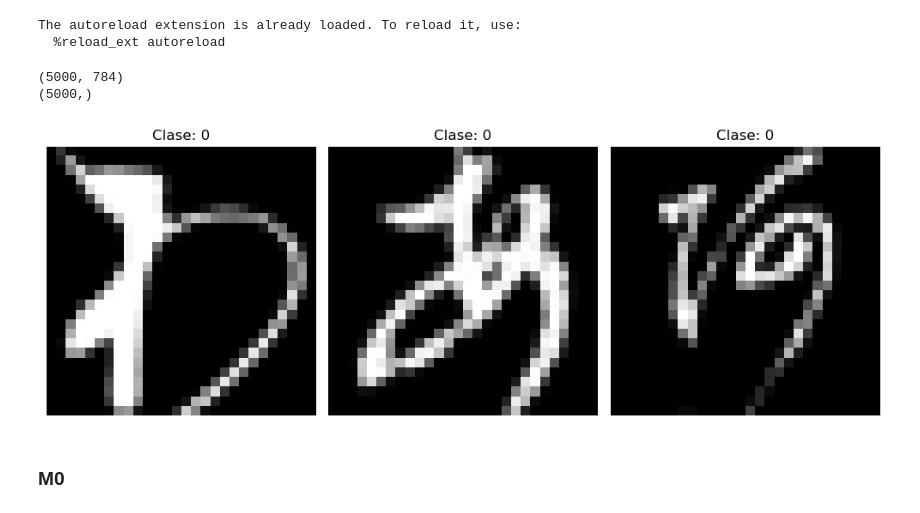
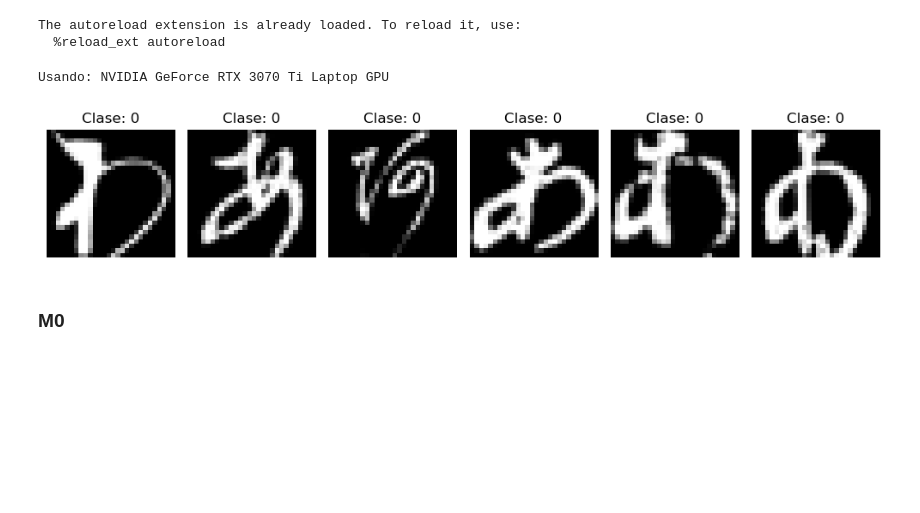
Before and after one commit to ilunomb/ML, a Jupyter notebook: TP3/notebooks/Nomberg_Ilan_Notebook_TP3.ipynb, the cells around one changed output. Drawn from its saved outputs; the diff is of its cells as text; code cells hidden in the pictures; blank space fills up the shorter version.

```diff
--- a/TP3/notebooks/Nomberg_Ilan_Notebook_TP3.ipynb
+++ b/TP3/notebooks/Nomberg_Ilan_Notebook_TP3.ipynb
@@ -13,18 +13,21 @@ import os
 import sys
 import cupy as cp
 
+cp.cuda.Device(0).use()
+print(f"Usando: {cp.cuda.runtime.getDeviceProperties(0)['name'].decode('utf-8')}")
+
 sys.path.append(os.path.abspath(os.path.join('..')))
 
-from models.utils import train_val_test_split
+from models.utils import train_val_test_split, grid_search_and_update, init_hparams_csv, sweep_and_update, load_hparams_csv
 from models.neural_net import NeuralNetwork
 from models.constants import *
+# %% [output]
+Usando: NVIDIA GeForce RTX 3070 Ti Laptop GPU
 # %%
 X_images = np.load("../data/X_images.npy ")
 X_images = X_images / NORMALIZATION_FACTOR
-print(X_images.shape)
 
 y_images = np.load("../data/y_images.npy ")
-print(y_images.shape)
 
 X_train, y_train, X_val, y_val, X_test, y_test = train_val_test_split(X_images, y_images)
 
@@ -34,23 +37,20 @@ X_val = cp.asarray(X_val)
 y_val = cp.asarray(y_val)
 X_test = cp.asarray(X_test)
 y_test = cp.asarray(y_test)
-# %% [output]
-(5000, 784)
-(5000,)
 # %%
 # Visualizar las primeras 3 imágenes del dataset
-fig, axes = plt.subplots(1, 3, figsize=(10, 4))
+fig, axes = plt.subplots(1, 6, figsize=(10, 4))
 
-for i in range(3):
+for i in range(6):
     img = X_images[i].reshape(28, 28)  # Reconvertir a matriz 28x28
     axes[i].imshow(img, cmap="gray")
     axes[i].set_title(f"Clase: {y_images[i]}")
     axes[i].axis("off")
 
 plt.tight_layout()
 plt.show()
 # %% [output]
-[figure, old version]
+[figure, new version]
 # %% [markdown]
 ### M0
 # %%
```
Also changed, not shown: parts of 16 cells of this notebook, 4 other files.
